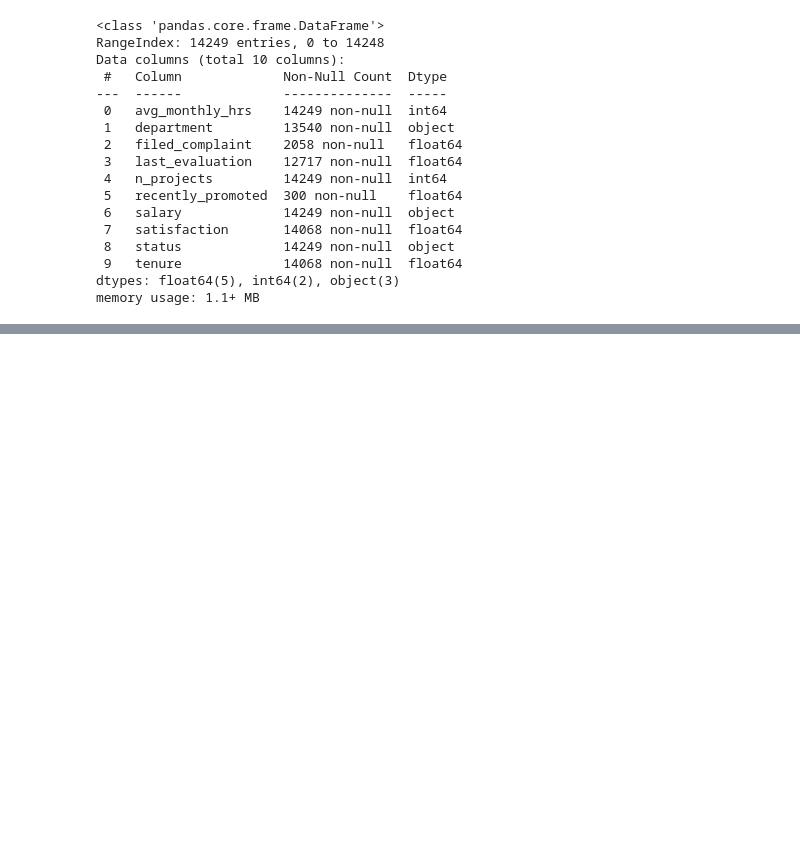
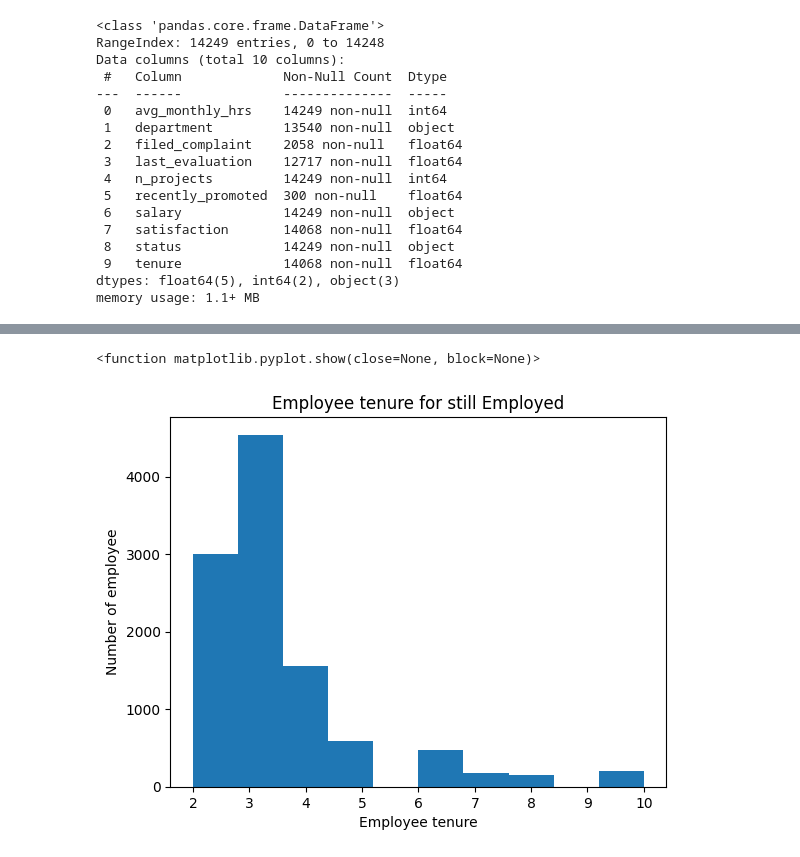
Before and after one commit to Deyonrose/labexercises, a Jupyter notebook: 2348513_lab7.ipynb, the cells around one changed output, grey strips where cells are left out. Drawn from its saved outputs; the diff is of its cells as text; code cells hidden in the pictures; blank space fills up the shorter version.

```diff
--- a/2348513_lab7.ipynb
+++ b/2348513_lab7.ipynb
@@ -64,5 +73,13 @@ dtype: int64
 # %%
 df=df.drop('recently_promoted',axis=1)
 df=df.drop('filed_complaint',axis=1)
-# %%
-df= df.fillna(method='ffill')
+# %%
+df_employee=df[df['status']=='Employed']
+plt.hist(df_employee['tenure'])
+plt.xlabel('Employee tenure')
+plt.ylabel('Number of employee')
+plt.title('Employee tenure for still Employed')
+plt.show
+# %% [output]
+<function matplotlib.pyplot.show(close=None, block=None)>
+[figure, added]
```
Also changed, not shown: parts of 31 cells of this notebook.
